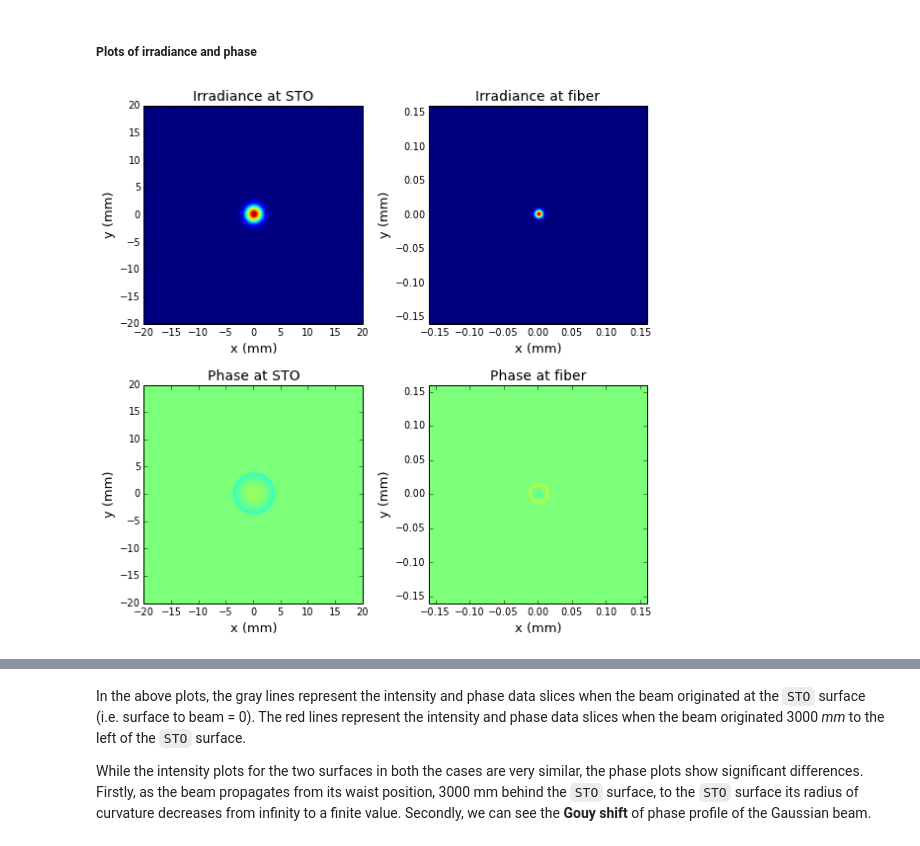
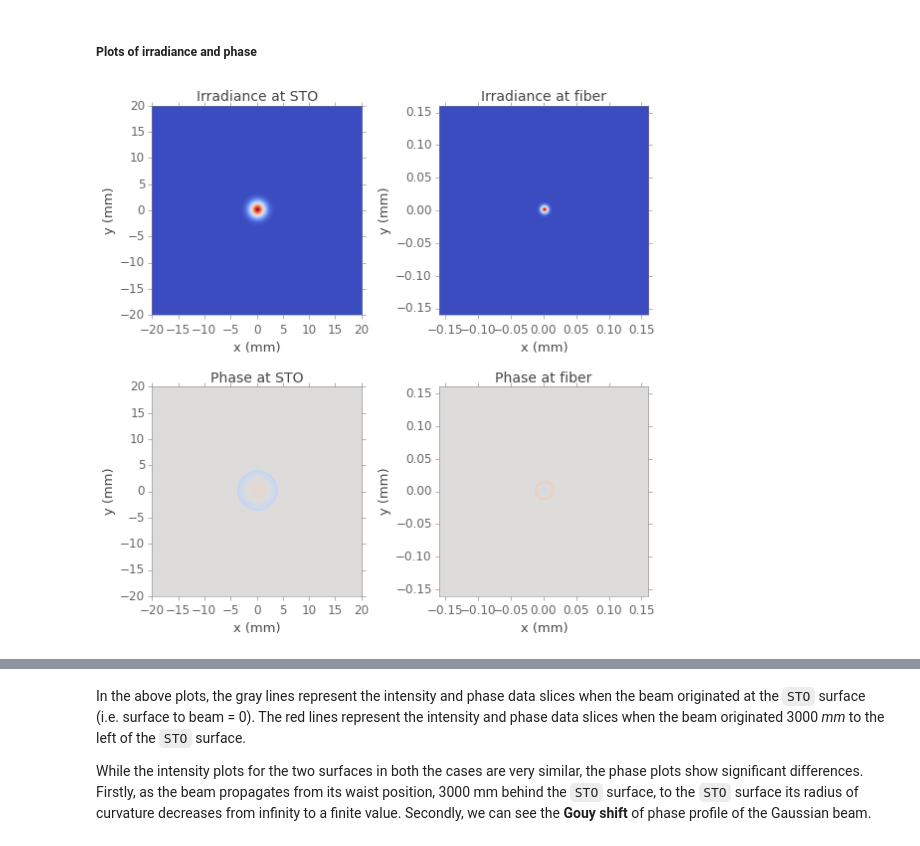
Before and after one commit to xzos/PyZDDE, a Jupyter notebook: Examples/IPNotebooks/02 Simple fiber coupling analysis using Zemax's POP.ipynb, the cells around one changed output, grey strips where cells are left out. Drawn from its saved outputs; the diff is of its cells as text; code cells hidden in the pictures.

```diff
--- a/Examples/IPNotebooks/02 Simple fiber coupling analysis using Zemax's POP.ipynb
+++ b/Examples/IPNotebooks/02 Simple fiber coupling analysis using Zemax's POP.ipynb
@@ -367,7 +382,7 @@ plt.show()
 # %% [markdown]
 Note that the surface numbers have changed. We will create a new settings file by not passing a settings file-name to ``zSetPOPSettings()``. (Also, since it will have the same name, the old file will be overwritten.)
 # %%
-sfile = ln.zSetPOPSettings(start_surf=1, end_surf=2, field=1, wave=1,
+sfile = ln.zSetPOPSettings(startSurf=1, endSurf=2, field=1, wave=1,
                            beamType=0, paramN=((1, 2), (2, 2)), tPow=1,
                            sampx=4, sampy=4, widex=40, widey=40)
 # %%
@@ -384,7 +399,7 @@ new_irr_sur5, new_irrGridDat_sur5 = ln.zGetPOP(settingsFile=sfile, displayData=T
 # %% [markdown]
 ##### Phase at surface ``STO``
 # %%
-sfile = ln.zSetPOPSettings(data= 1, start_surf=1, end_surf=2, field=1, wave=1,
+sfile = ln.zSetPOPSettings(data= 1, startSurf=1, endSurf=2, field=1, wave=1,
                            beamType=0, paramN=((1, 2), (2, 2)), tPow=1,
                            sampx=4, sampy=4, widex=40, widey=40)
 # %%
@@ -402,41 +417,47 @@ new_pha_sur5, new_phaGridDat_sur5 = ln.zGetPOP(settingsFile=sfile, displayData=T
 ##### Plots of irradiance and phase
 # %%
 fig = plt.figure(figsize=(8,8))
+
 # irradiance data
 ax = fig.add_subplot(2,2,1)
 ax.set_title('Irradiance at STO', fontsize=14)
 ext = [-new_irr_sur2[-2]/2, new_irr_sur2[-2]/2,
        -new_irr_sur2[-1]/2, new_irr_sur2[-1]/2]
-ax.imshow(new_irrGridDat_sur2, extent=ext, origin='lower')
+ax.imshow(new_irrGridDat_sur2, extent=ext, origin='lower',
+          cmap=plt.cm.coolwarm)
 ax.set_xlabel('x (mm)', fontsize=13)
 ax.set_ylabel('y (mm)', fontsize=13)
+
 ax = fig.add_subplot(2,2,2)
 ax.set_title('Irradiance at fiber', fontsize=14)
 ext = [-new_irr_sur5[-2]/2, new_irr_sur5[-2]/2,
        -new_irr_sur5[-1]/2, new_irr_sur5[-1]/2]
-ax.imshow(new_irrGridDat_sur5, extent=ext, origin='lower')
+ax.imshow(new_irrGridDat_sur5, extent=ext, origin='lower',
+          cmap=plt.cm.coolwarm)
 ax.set_xlabel('x (mm)', fontsize=13)
 ax.set_ylabel('y (mm)', fontsize=13)
+
 # phase data
 ax = fig.add_subplot(2,2,3)
 ax.set_title('Phase at STO', fontsize=14)
 ext = [-new_pha_sur2[-2]/2, new_pha_sur2[-2]/2,
        -new_pha_sur2[-1]/2, new_pha_sur2[-1]/2]
 ax.imshow(new_phaGridDat_sur2, extent=ext, origin='lower',
-          vmin=-np.pi, vmax=np.pi)
+          vmin=-np.pi, vmax=np.pi, cmap=plt.cm.coolwarm)
 ax.set_xlabel('x (mm)', fontsize=13)
 ax.set_ylabel('y (mm)', fontsize=13)
+
 ax = fig.add_subplot(2,2,4)
 ax.set_title('Phase at fiber', fontsize=14)
 ext = [-new_pha_sur5[-2]/2, new_pha_sur5[-2]/2,
        -new_pha_sur5[-1]/2, new_pha_sur5[-1]/2]
 ax.imshow(new_phaGridDat_sur5, extent=ext, origin='lower',
-          vmin=-np.pi, vmax=np.pi)
+          vmin=-np.pi, vmax=np.pi,  cmap=plt.cm.coolwarm)
 ax.set_xlabel('x (mm)', fontsize=13)
 ax.set_ylabel('y (mm)', fontsize=13)
 fig.tight_layout()
 plt.show()
 # %% [output]
-[figure, old version]
+[figure, new version]
 # %%
 fig = plt.figure(figsize=(8,8))
```
Also changed, not shown: parts of 28 cells of this notebook, 7 other files.
